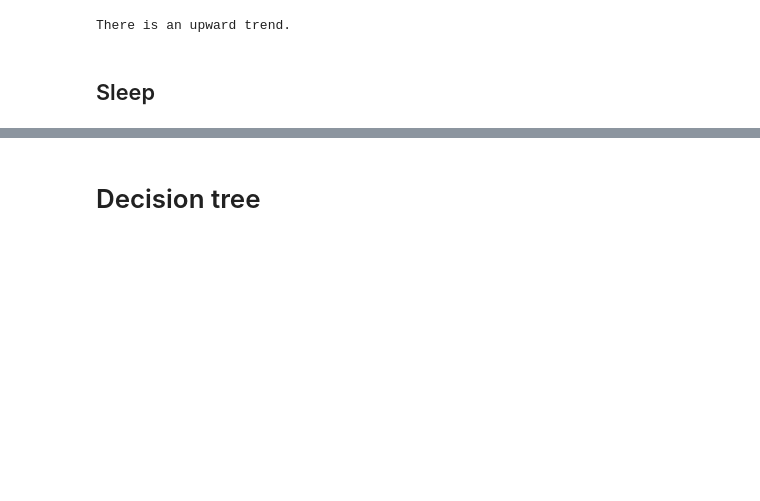
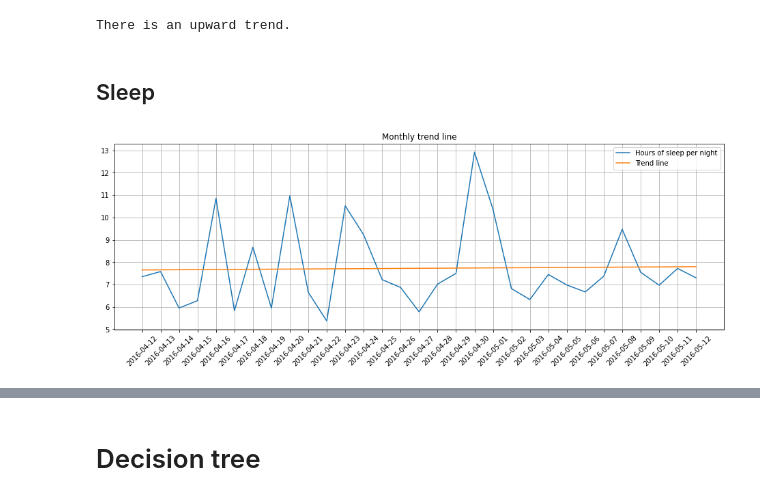
Before and after one commit to jypenga/dsp, a Jupyter notebook: notebooks/One df.ipynb, the cells around one changed output, grey strips where cells are left out. Cells and saved outputs as stored; diff of their text form; code cells hidden in the pictures; blank space fills up the shorter version.

Commit message:
wasabi

```diff
--- a/notebooks/One df.ipynb
+++ b/notebooks/One df.ipynb
@@ -316,8 +316,41 @@ There is an upward trend.
 # %% [markdown]
 ## Sleep
 # %%
-# # monthly trend line
-# sojasaus = df.copy()
+# monthly trend line
+sojasaus = df.copy()
 
-# sojasaus.groupby('Date').Sleep.mean()
+wasabi = sojasaus.groupby(sojasaus.Date.dt.date).mean()
+old = wasabi.index
+
+# need ordinal index for regression
+wasabi.index = wasabi.index.map(dt.date.toordinal)
+
+slope, intercept, r_value, p_value, std_error = linregress(wasabi.index, wasabi.Sleep)
+
+# build trend line
+x_endpoints = pd.DataFrame([wasabi.index[0], wasabi.index[-1]])
+y_endpoints = intercept + slope * x_endpoints
+
+# reset index for the right xticks
+wasabi.index = old
+
+# plot figure
+plt.figure(figsize = (16, 5))
+plt.title('Monthly trend line')
+
+plt.plot(wasabi.index, wasabi.Sleep, label='Hours of sleep per night')
+plt.plot([dt.date.fromordinal(i[0]) for i in x_endpoints.values], y_endpoints.values, label = 'Trend line')
+
+plt.xticks(wasabi.index[0::1], rotation=45)
+plt.legend()
+plt.grid()
+plt.show()
+
+if slope > 0:
+    print('There is an upward trend.')
+elif slope < 0:
+    print('There is a downward trend')
+else:
+    print('Wtf is happening?')
 # %% [output]
+[figure, added]
```
Also changed, not shown: parts of 1 cell of this notebook.
